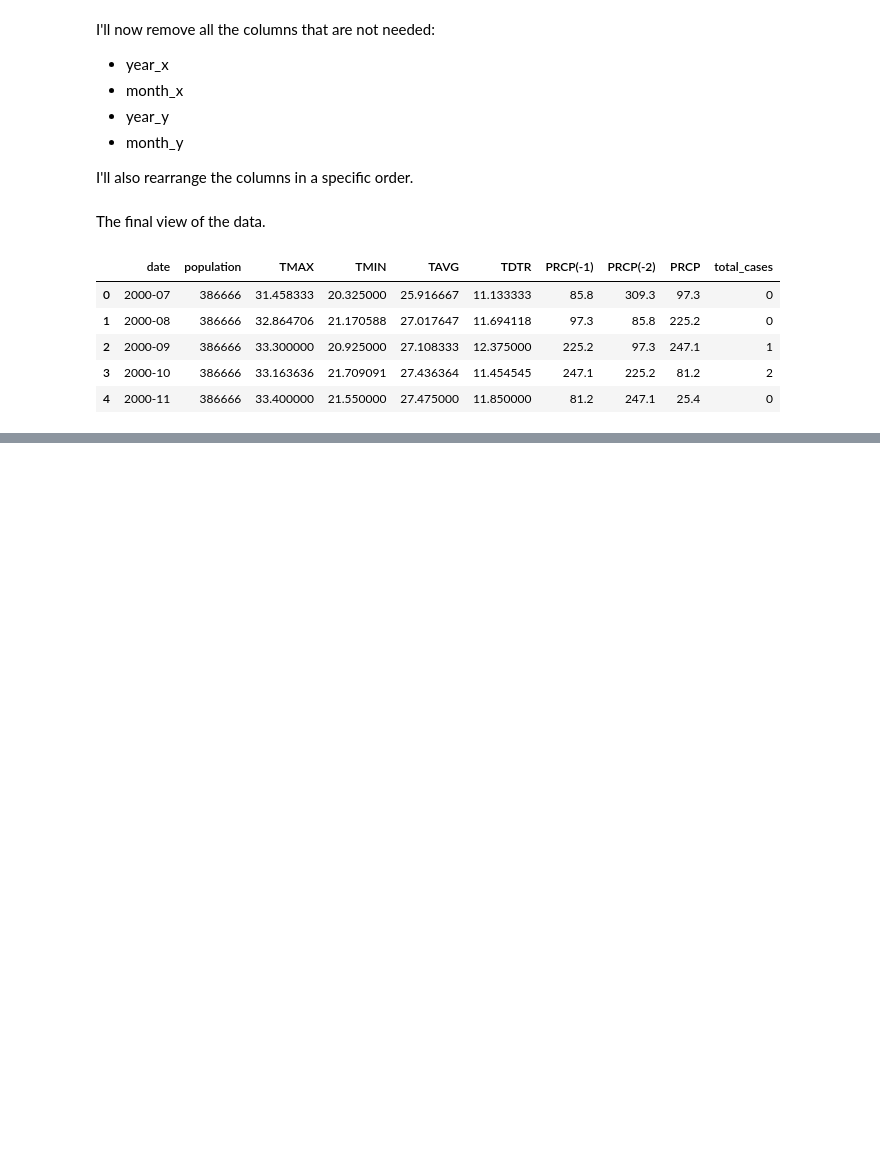
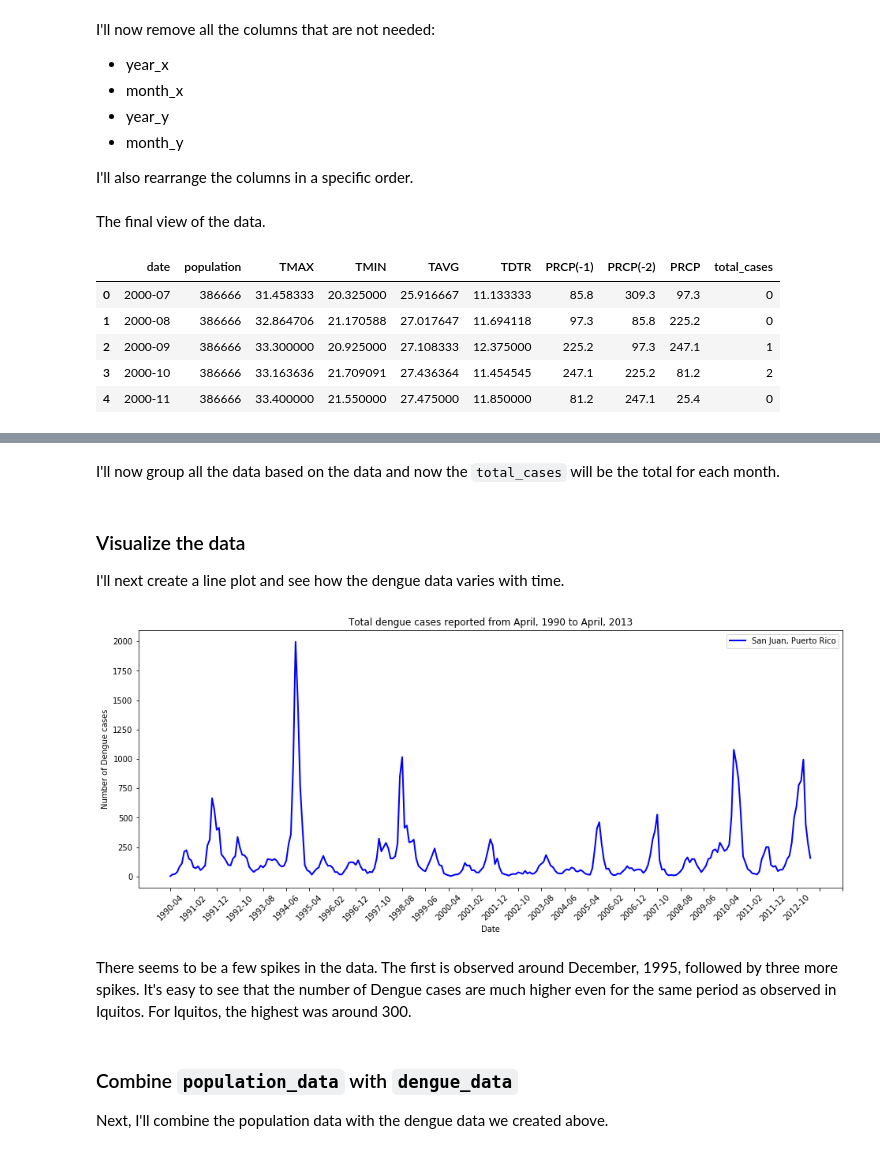
Before and after one commit to ITWSXInformatics/DengueSpreadInformationSystemDSIS, a Jupyter notebook: Data processing.ipynb, the cells around one changed output, grey strips where cells are left out. Saved outputs shown, nothing was run; the diff lists cells and outputs as text; code cells hidden in the pictures; blank space fills up the shorter version.

Commit message:
Addd processing of San Juan data

```diff
--- a/Data processing.ipynb
+++ b/Data processing.ipynb
@@ -134,0 +143,4 @@ final_df.to_csv("data/iquitos/combined_data.csv", index = False)
+# %%
+dengue = pd.read_csv("data/san_juan/dengue_data.csv")
+population = pd.read_csv("data/san_juan/population_data.csv")
+environment = pd.read_csv("data/san_juan/environment_data.csv")
@@ -134,0 +151,33 @@ final_df.to_csv("data/iquitos/combined_data.csv", index = False)
+# %%
+dengue = dengue[["week_start_date", "total_cases"]]
+dates = dengue["week_start_date"].str.split('-')
+dengue = dengue.assign(date = [year + "-" + month for year, month, _ in dates])
+dengue = dengue.assign(year = [int(year) for year, _, _ in dates])
+dengue = dengue.assign(month = [int(month) for _, month, _ in dates])
+dengue.drop(["week_start_date"], axis = 1)
+dengue = dengue[['date', 'year', 'month', 'total_cases']]
+# %% [markdown]
+I'll now group all the data based on the data and now the `total_cases` will be the total for each month.
+# %%
+dengue = dengue.groupby(['date', 'year', 'month'], as_index=False).sum()
+# %% [markdown]
+### Visualize the data
+
+I'll next create a line plot and see how the dengue data varies with time.
+# %%
+plt.figure(figsize = (16, 6))
+plt.plot(dengue['date'], dengue['total_cases'], color = 'blue', linewidth = 2, label = 'San Juan, Puerto Rico')
+plt.xticks(np.arange(0, 300, 10), rotation = 45)
+plt.xlabel("Date")
+plt.ylabel("Number of Dengue cases")
+plt.title("Total dengue cases reported from April, 1990 to April, 2013")
+plt.legend()
+plt.show()
+# %% [output]
+[figure, added]
+# %% [markdown]
+There seems to be a few spikes in the data. The first is observed around December, 1995, followed by three more spikes. It's easy to see that the number of Dengue cases are much higher even for the same period as observed in Iquitos. For Iquitos, the highest was around 300.
+# %% [markdown]
+### Combine `population_data` with `dengue_data`
+
+Next, I'll combine the population data with the dengue data we created above.
```
Also changed, not shown: parts of 25 cells of this notebook.
